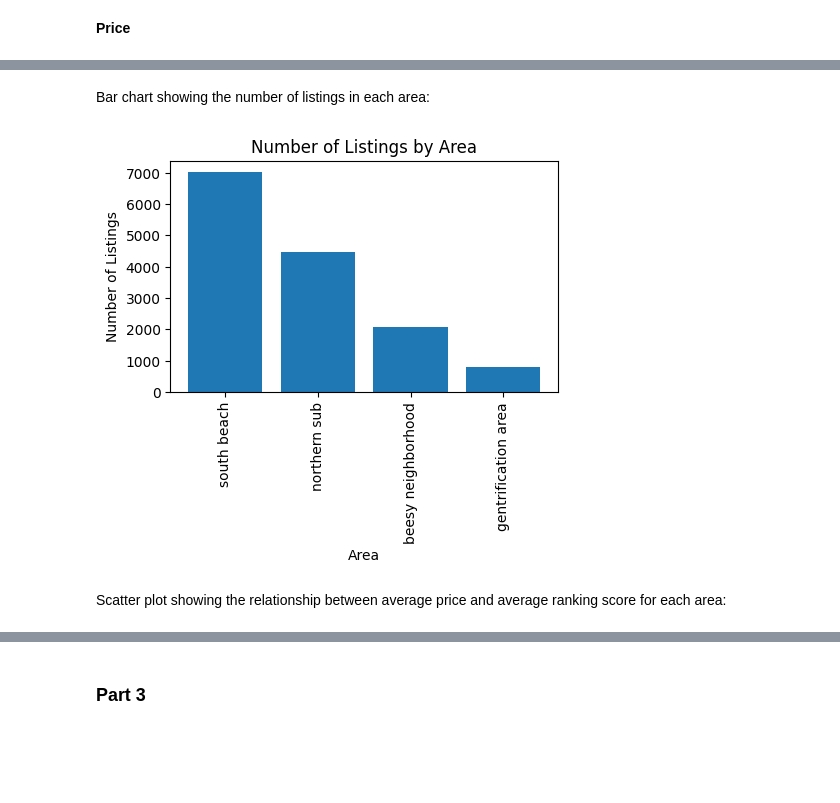
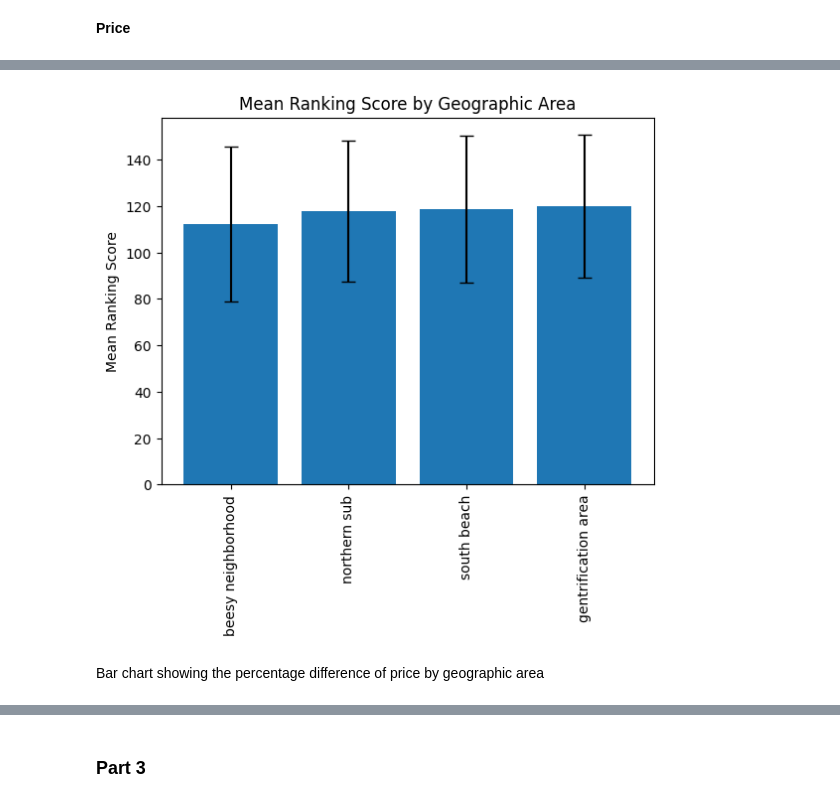
Before and after one commit to liatoumazi/spitogatos_assignment, a Jupyter notebook: etl_analysis.ipynb, the cells around one changed output, grey strips where cells are left out. Drawn from its saved outputs; the diff is of its cells as text; code cells hidden in the pictures; blank space fills up the shorter version.

```diff
--- a/etl_analysis.ipynb
+++ b/etl_analysis.ipynb
@@ -341,20 +344,17 @@ print(area_counts)
 # %%
-# Calculate the average ranking score for each area
+# average ranking score for each geographic area
 area_avg_rank = df.groupby('geography_name')['ranking_score'].mean().reset_index()
 area_avg_rank.rename(columns={"ranking_score": "mean"}, inplace=True)
 
-# Calculate the standard deviation of ranking scores for each area
+# standard deviation of ranking scores for each geographic area
 area_std_rank = df.groupby('geography_name')['ranking_score'].std().reset_index()
 area_std_rank.rename(columns={"ranking_score": "std"}, inplace=True)
 
-# Merge the two dataframes
 area_ranking = pd.merge(area_avg_rank, area_std_rank, on='geography_name')
 
-# Calculate the competitiveness score for each area
-area_ranking['competitiveness'] = area_ranking['std'] / area_ranking['mean']
-
-# Sort the areas by competitiveness score
-area_ranking = area_ranking.sort_values('competitiveness', ascending=False)
+# competitiveness metric
+area_ranking['CV'] =  area_ranking['std'] / area_ranking['mean']
+area_ranking = area_ranking.sort_values('CV', ascending=True)
 
 print(area_ranking)
 # %% [output]
@@ -438,16 +419,12 @@ plt.show()
+# %%
+area_ranking = area_ranking.sort_values(by='mean', ascending=True)
+
+plt.bar(area_ranking['geography_name'], area_ranking['mean'], yerr=area_ranking['std'], capsize=5)
+plt.xticks(rotation=90)
+plt.ylabel('Mean Ranking Score')
+plt.title('Mean Ranking Score by Geographic Area')
+plt.show()
+# %% [output]
+[figure, added]
 # %% [markdown]
-Bar chart showing the number of listings in each area:
+Bar chart showing the percentage difference of price by geographic area
-# %%
-num_listings = df['geography_name'].value_counts().sort_values(ascending=False)
-
-plt.figure(figsize=(5,3))
-plt.bar(num_listings.index, num_listings.values)
-plt.xticks(rotation=90)
-plt.title('Number of Listings by Area')
-plt.xlabel('Area')
-plt.ylabel('Number of Listings')
-plt.show()
-# %% [output]
-[figure, removed]
-# %% [markdown]
-Scatter plot showing the relationship between average price and average ranking score for each area:
```
Also changed, not shown: parts of 50 cells of this notebook.
